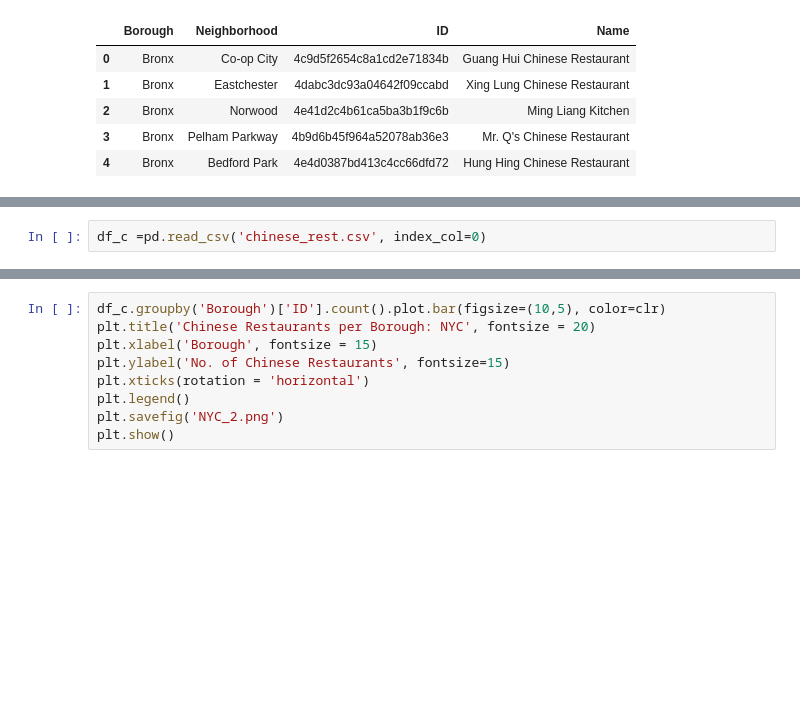
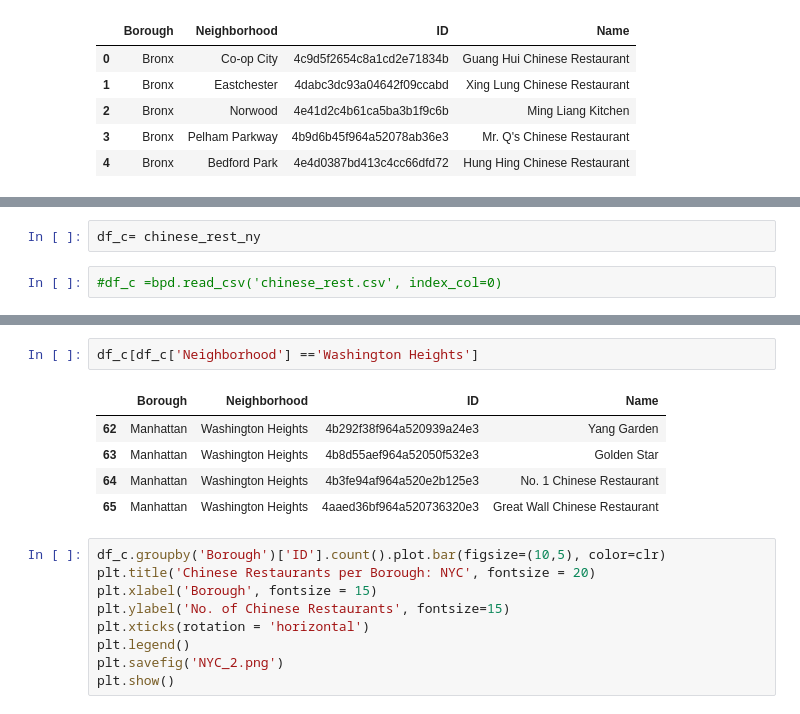
Before and after one commit to chibz3/The-Battle-of-Neighborhoods-IBM-coursea, a Jupyter notebook: BofTN week 2 final.ipynb, the cells around one changed output, grey strips where cells are left out. Saved outputs shown, nothing was run; the diff lists cells and outputs as text; blank space fills up the shorter version.

```diff
--- a/BofTN week 2 final.ipynb
+++ b/BofTN week 2 final.ipynb
@@ -216,3 +215,5 @@ chinese_rest_ny.shape
+# %%
+df_c= chinese_rest_ny
 # %%
-df_c =pd.read_csv('chinese_rest.csv', index_col=0)
+#df_c =bpd.read_csv('chinese_rest.csv', index_col=0)
 # %%
@@ -227,3 +243,11 @@ df_c.head()
+# %%
+df_c[df_c['Neighborhood'] =='Washington Heights']
+# %% [output]
+|  | Borough | Neighborhood | ID | Name |
+| 62 | Manhattan | Washington Heights | 4b292f38f964a520939a24e3 | Yang Garden |
+| 63 | Manhattan | Washington Heights | 4b8d55aef964a52050f532e3 | Golden Star |
+| 64 | Manhattan | Washington Heights | 4b3fe94af964a520e2b125e3 | No. 1 Chinese Restaurant |
+| 65 | Manhattan | Washington Heights | 4aaed36bf964a520736320e3 | Great Wall Chinese Restaurant |
 # %%
 df_c.groupby('Borough')['ID'].count().plot.bar(figsize=(10,5), color=clr)
 plt.title('Chinese Restaurants per Borough: NYC', fontsize = 20)
```
Also changed, not shown: parts of 9 cells of this notebook, 1 other file.
